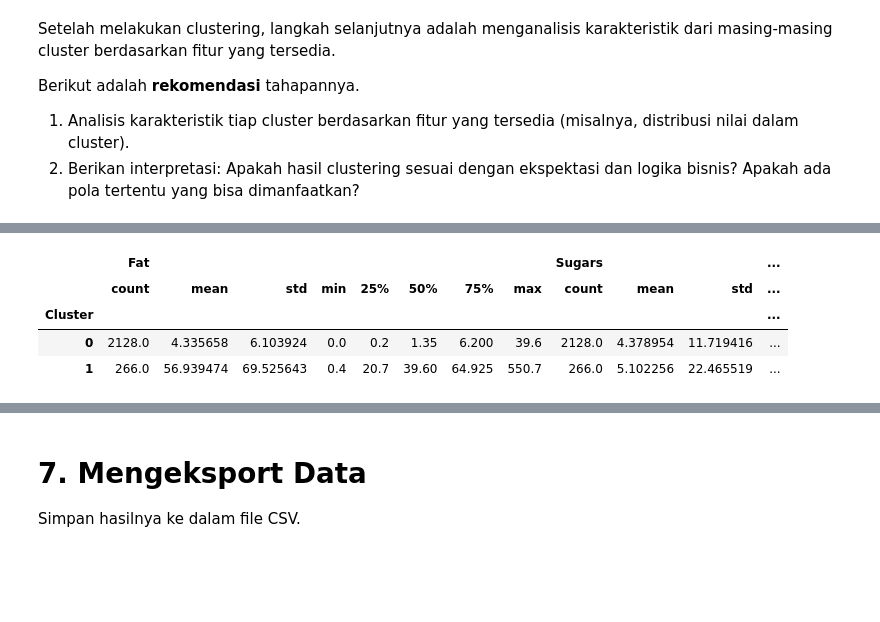
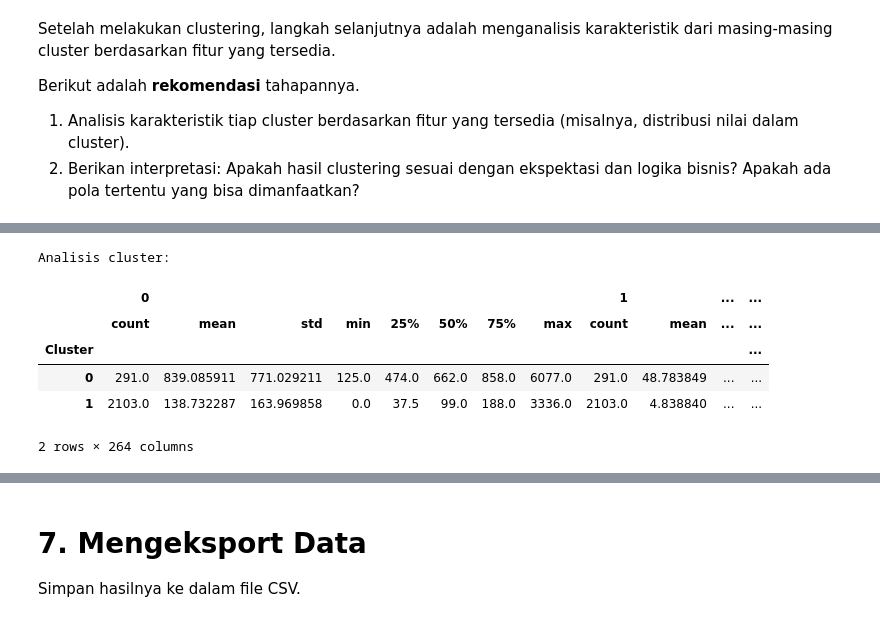
Before and after one commit to an4rchy0/ML-DS, a Jupyter notebook: submission/[Clustering]_Submission_Akhir_BMLP_NETANEL_DANUR_WENDRA.ipynb, the cells around one changed output, grey strips where cells are left out. Saved outputs shown, nothing was run; the diff lists cells and outputs as text; code cells hidden in the pictures; blank space fills up the shorter version.

````diff
--- a/submission/[Clustering]_Submission_Akhir_BMLP_NETANEL_DANUR_WENDRA.ipynb
+++ b/submission/[Clustering]_Submission_Akhir_BMLP_NETANEL_DANUR_WENDRA.ipynb
@@ -489,11 +366,3 @@ Jika data numerik telah dinormalisasi menggunakan StandardScaler atau MinMaxScal
 ```python
 df_normalized[['Fitur_Numerik']] = scaler.inverse_transform(df_normalized[['Fitur_Numerik']])
 ```
-# %%
-df = df_original
-scaler = StandardScaler()
-df_scaled = pd.DataFrame(scaler.fit_transform(df), columns=df.columns)
-df_inverse = pd.DataFrame(scaler.inverse_transform(df_scaled), columns=df.columns)
-print("\nSkala aslinya:")
-df_original = df_inverse
-df_inverse.head()
@@ -508,0 +369,5 @@ Skala aslinya:
+# %%
+df_origin = pd.DataFrame(scaler.inverse_transform(df_scaled))
+df_origin['Cluster'] = df_pca_df['Cluster']
+print(df_origin['Cluster'].value_counts())
+df_origin.head()
@@ -552,8 +392,11 @@ Cluster
 # %%
-df_clustered[selected_features2].groupby('Cluster').describe()
+print("\nAnalisis cluster:")
+df_origin.groupby('Cluster').describe()
 # %% [output]
+Analisis cluster:
-|  | Fat |  |  |  |  |  |  |  | Sugars |  |  | ... |
-|  | count | mean | std | min | 25% | 50% | 75% | max | count | mean | std | ... |
+|  | 0 |  |  |  |  |  |  |  | 1 |  | ... | ... |
+|  | count | mean | std | min | 25% | 50% | 75% | max | count | mean | ... | ... |
 | Cluster |  |  |  |  |  |  |  |  |  |  |  | ... |
-| 0 | 2128.0 | 4.335658 | 6.103924 | 0.0 | 0.2 | 1.35 | 6.200 | 39.6 | 2128.0 | 4.378954 | 11.719416 | ... |
-| 1 | 266.0 | 56.939474 | 69.525643 | 0.4 | 20.7 | 39.60 | 64.925 | 550.7 | 266.0 | 5.102256 | 22.465519 | ... |
+| 0 | 291.0 | 839.085911 | 771.029211 | 125.0 | 474.0 | 662.0 | 858.0 | 6077.0 | 291.0 | 48.783849 | ... | ... |
+| 1 | 2103.0 | 138.732287 | 163.969858 | 0.0 | 37.5 | 99.0 | 188.0 | 3336.0 | 2103.0 | 4.838840 | ... | ... |
+2 rows × 264 columns
````
Also changed, not shown: parts of 18 cells of this notebook, 33 other files.
